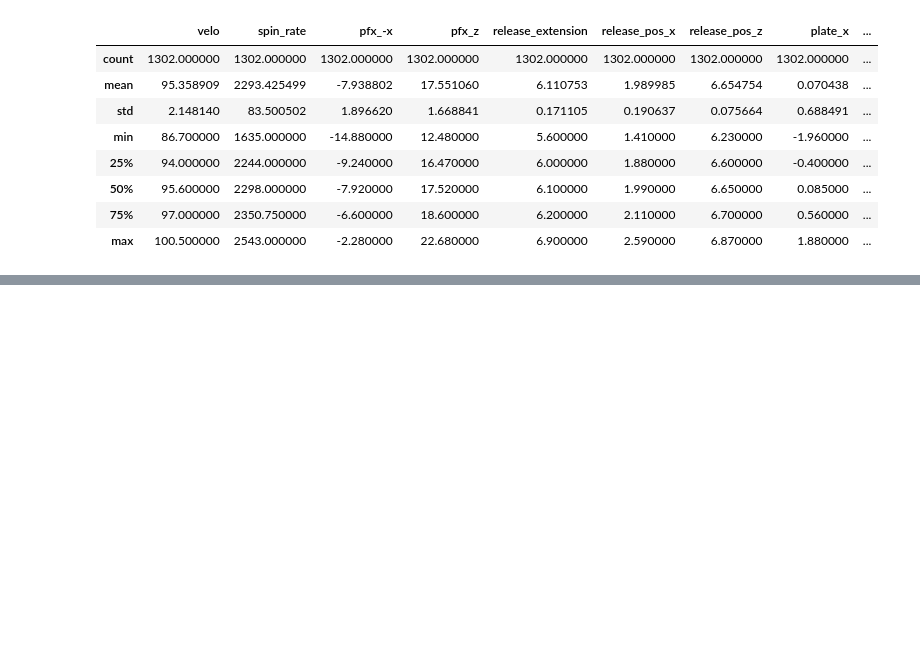
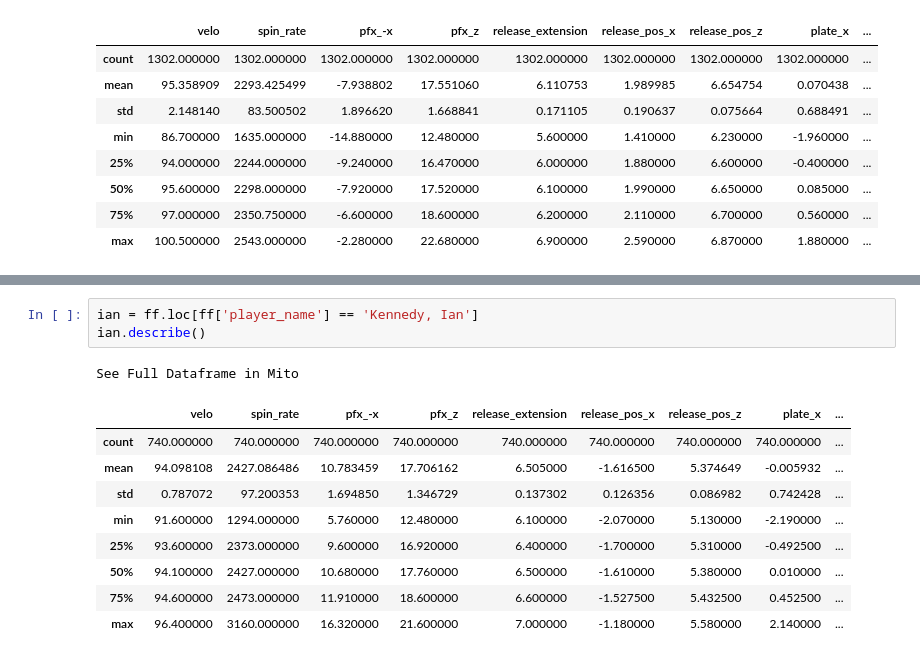
Before and after one commit to anthonyzurke/pitch-model, a Jupyter notebook: notebooks/cleaning-model.ipynb, the cells around one changed output, grey strips where cells are left out. Drawn from its saved outputs; the diff is of its cells as text; blank space fills up the shorter version.

```diff
--- a/notebooks/cleaning-model.ipynb
+++ b/notebooks/cleaning-model.ipynb
@@ -250,3 +295,17 @@ See Full Dataframe in Mito
+# %%
+ian = ff.loc[ff['player_name'] == 'Kennedy, Ian']
+ian.describe()
+# %% [output]
+See Full Dataframe in Mito
+|  | velo | spin_rate | pfx_-x | pfx_z | release_extension | release_pos_x | release_pos_z | plate_x | ... |
+| count | 740.000000 | 740.000000 | 740.000000 | 740.000000 | 740.000000 | 740.000000 | 740.000000 | 740.000000 | ... |
+| mean | 94.098108 | 2427.086486 | 10.783459 | 17.706162 | 6.505000 | -1.616500 | 5.374649 | -0.005932 | ... |
+| std | 0.787072 | 97.200353 | 1.694850 | 1.346729 | 0.137302 | 0.126356 | 0.086982 | 0.742428 | ... |
+| min | 91.600000 | 1294.000000 | 5.760000 | 12.480000 | 6.100000 | -2.070000 | 5.130000 | -2.190000 | ... |
+| 25% | 93.600000 | 2373.000000 | 9.600000 | 16.920000 | 6.400000 | -1.700000 | 5.310000 | -0.492500 | ... |
+| 50% | 94.100000 | 2427.000000 | 10.680000 | 17.760000 | 6.500000 | -1.610000 | 5.380000 | 0.010000 | ... |
+| 75% | 94.600000 | 2473.000000 | 11.910000 | 18.600000 | 6.600000 | -1.527500 | 5.432500 | 0.452500 | ... |
+| max | 96.400000 | 3160.000000 | 16.320000 | 21.600000 | 7.000000 | -1.180000 | 5.580000 | 2.140000 | ... |
 # %%
 data2 = data.copy()
 data2.dropna(subset = ['events'], inplace = True)
```
Also changed, not shown: parts of 9 cells of this notebook, 2 other files.
